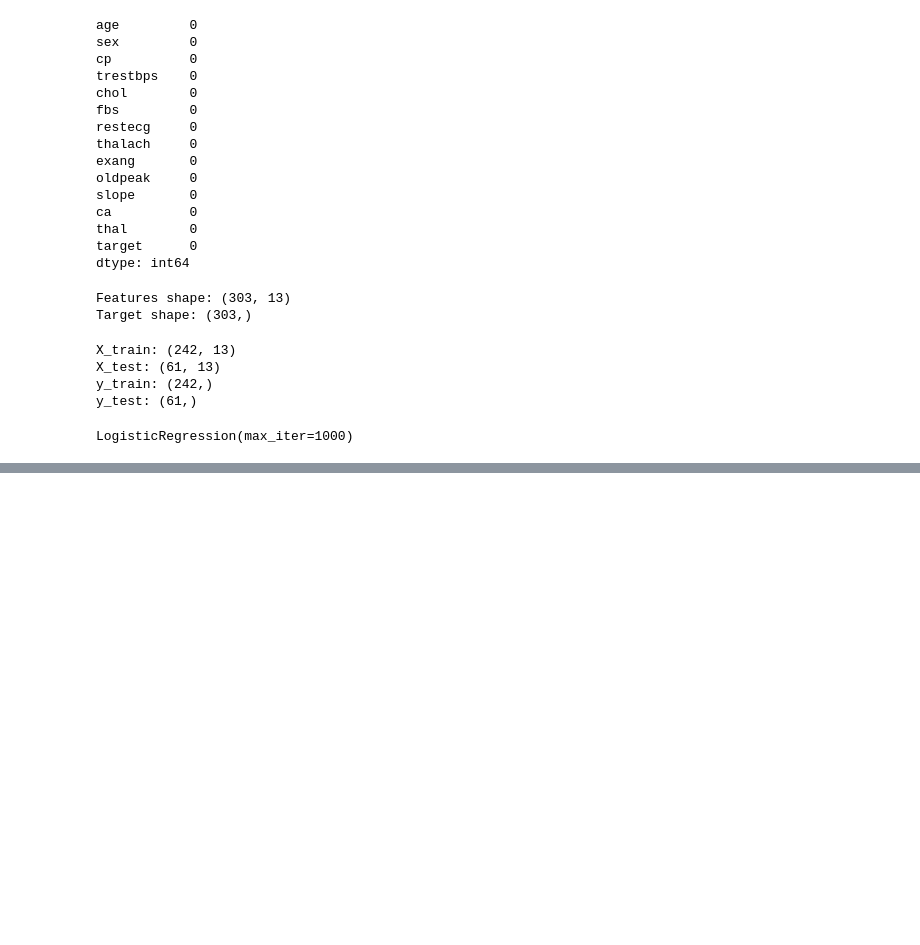
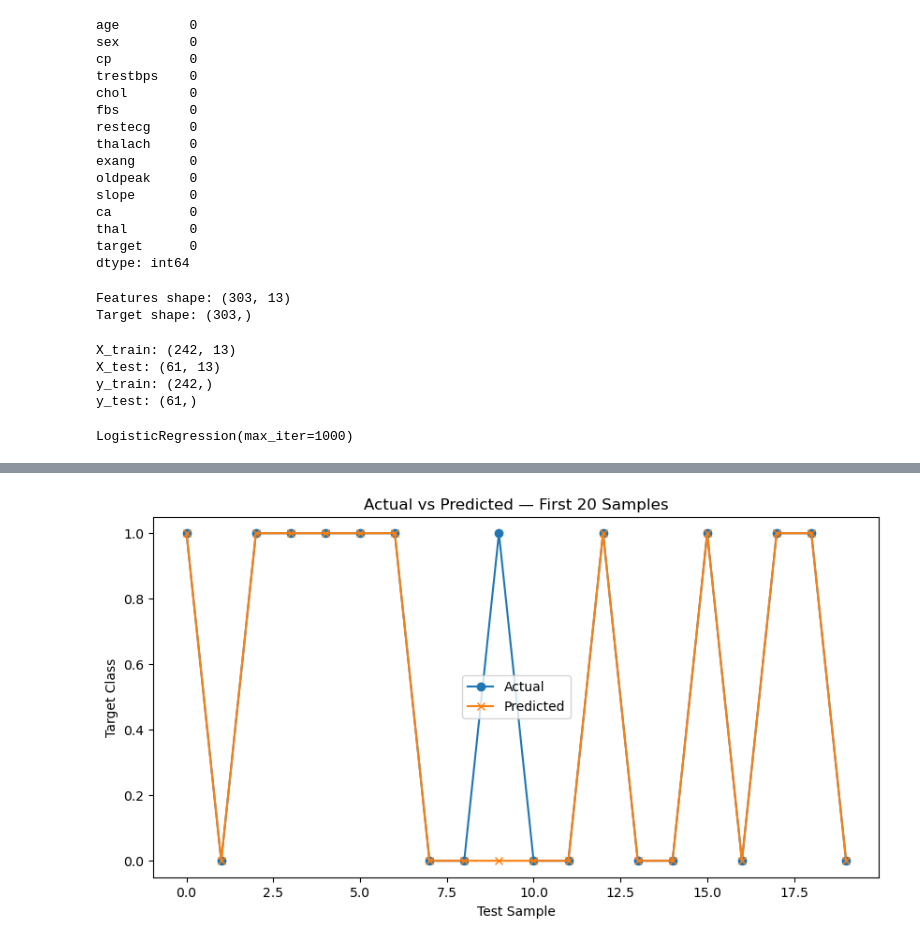
Before and after one commit to mdsohailalam0805-collab/ML-30-Day-Challenge, a Jupyter notebook: Day-06-Logistic-Regression-Heart-Disease/heart_disease_prediction.ipynb, the cells around one changed output, grey strips where cells are left out. Drawn from its saved outputs; the diff is of its cells as text; code cells hidden in the pictures; blank space fills up the shorter version.

```diff
--- a/Day-06-Logistic-Regression-Heart-Disease/heart_disease_prediction.ipynb
+++ b/Day-06-Logistic-Regression-Heart-Disease/heart_disease_prediction.ipynb
@@ -109,0 +155,13 @@ LogisticRegression(max_iter=1000)
+# %%
+plt.figure(figsize=(10, 5))
+
+plt.plot(y_test.values[:20], marker="o", label="Actual")
+plt.plot(y_pred[:20], marker="x", label="Predicted")
+
+plt.xlabel("Test Sample")
+plt.ylabel("Target Class")
+plt.title("Actual vs Predicted — First 20 Samples")
+plt.legend()
+plt.show()
+# %% [output]
+[figure, added]
```
Also changed, not shown: parts of 5 cells of this notebook.
